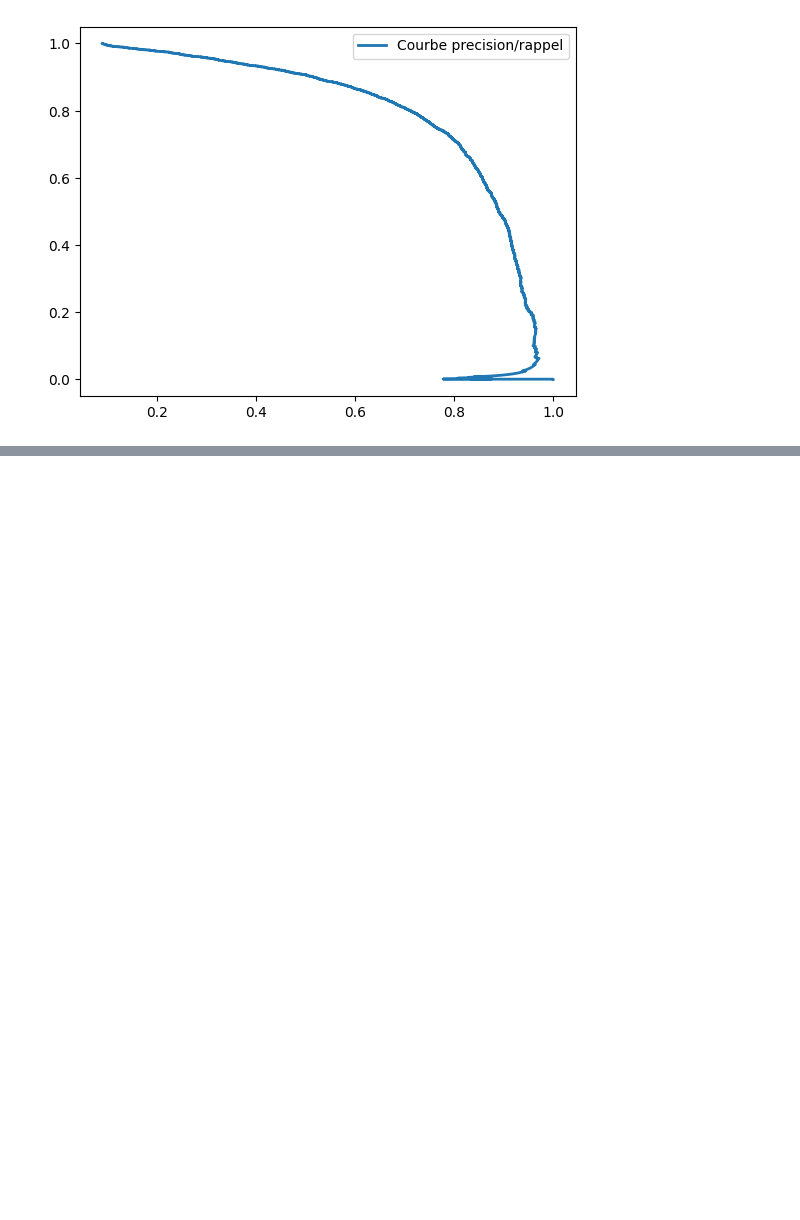
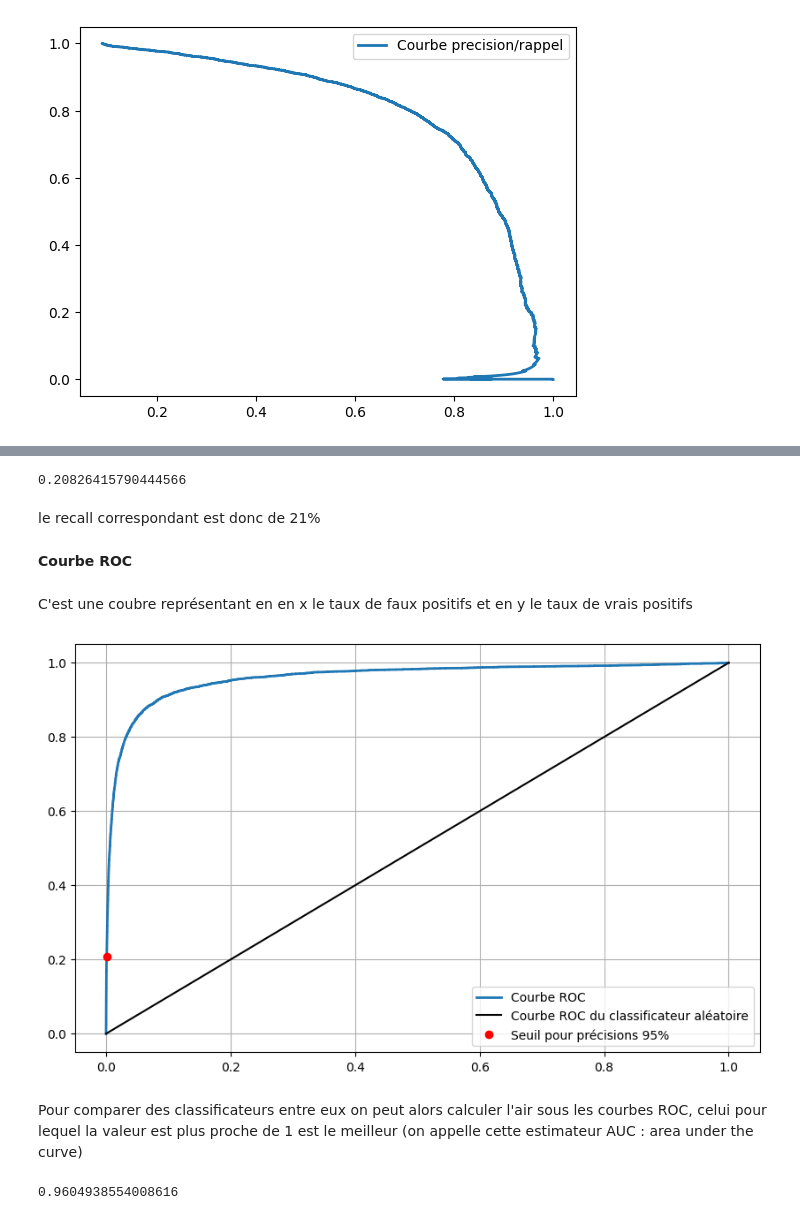
Before and after one commit to el-masry-abdelrhman/Handwritten-Digit-Recognition-in-python, a Jupyter notebook: calligraphy_reader.ipynb, the cells around one changed output, grey strips where cells are left out. Drawn from its saved outputs; the diff is of its cells as text; code cells hidden in the pictures; blank space fills up the shorter version.

```diff
--- a/calligraphy_reader.ipynb
+++ b/calligraphy_reader.ipynb
@@ -187,0 +193,4 @@ plt.show()
+# %%
+idx_for_95_precision = (precisions>0.95).argmax()
+threshold_for_95_precision = threshold[idx_for_95_precision]
+threshold_for_95_precision
@@ -187,0 +207,38 @@ plt.show()
+# %%
+ recall_at_95_precision = recall_score(y_train_5, y_train_pred_95)
+ recall_at_95_precision
+# %% [output]
+0.20826415790444566
+# %% [markdown]
+
+le recall correspondant est donc de 21%
+# %% [markdown]
+**Courbe ROC**
+# %% [markdown]
+C'est une coubre représentant en en x le taux de faux positifs et en y le taux de vrais positifs
+# %%
+from sklearn.metrics import roc_curve
+
+fpr, tpr, thresholds= roc_curve(y_train_5, y_scores)
+# %%
+idx_for_95_precision = (thresholds <= threshold_for_95_precision).argmax()
+tpr_95, fpr_95 = tpr[idx_for_95_precision], fpr[idx_for_95_precision]
+
+
+plt.figure(figsize=(10, 6))
+plt.grid(True)
+plt.plot(fpr, tpr, linewidth=2, label ="Courbe ROC")
+plt.plot([0,1],[0,1],"k", label="Courbe ROC du classificateur aléatoire")
+plt.plot([fpr_95],[tpr_95],"ko", label="Seuil pour précisions 95%", color="red")
+plt.legend()
+plt.show()
+# %% [output]
+[figure, added]
+# %% [markdown]
+Pour comparer des classificateurs entre eux on peut alors calculer l'air sous les courbes ROC, celui pour lequel la valeur est plus proche de 1  est le meilleur (on appelle cette estimateur AUC : area under the curve)
+# %%
+from sklearn.metrics import roc_auc_score
+
+roc_auc_score(y_train_5, y_scores)
+# %% [output]
+0.9604938554008616
```
Also changed, not shown: parts of 30 cells of this notebook.
